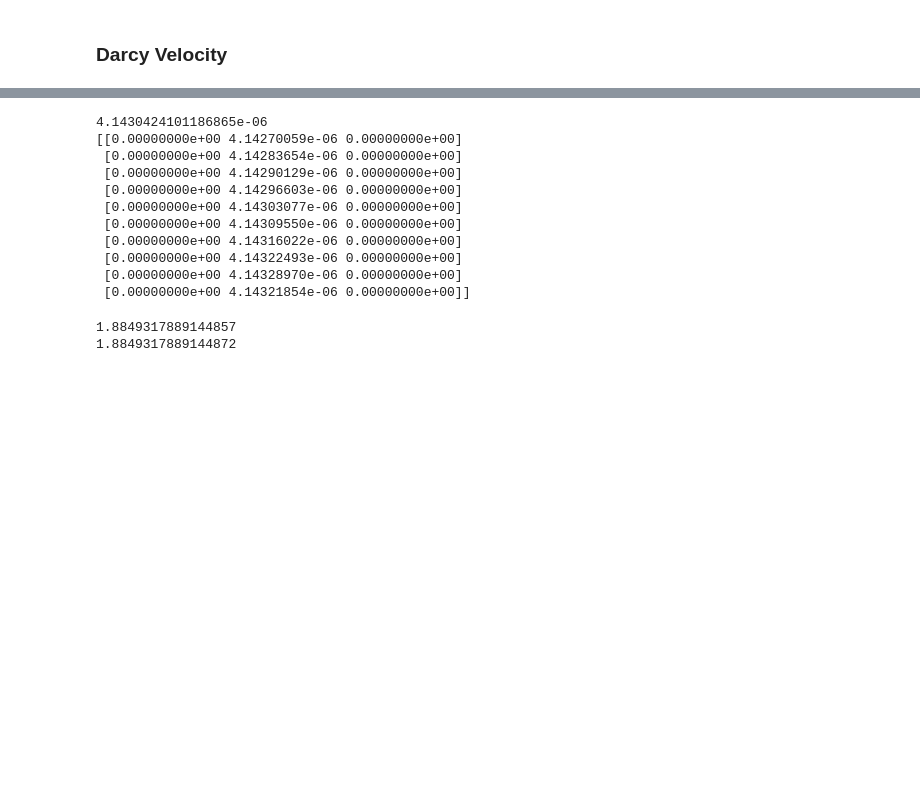
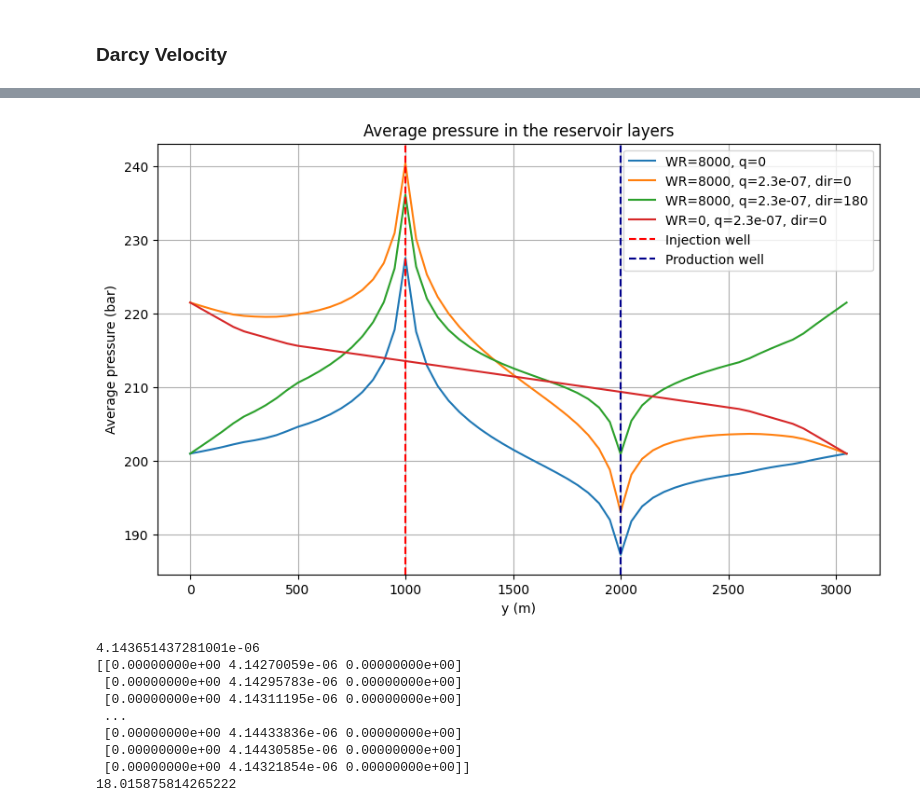
Before and after one commit to KajAbildgaard/MSc-Thesis-Kaj, a Jupyter notebook: Averages.ipynb, the cells around one changed output, grey strips where cells are left out. Drawn from its saved outputs; the diff is of its cells as text; code cells hidden in the pictures; blank space fills up the shorter version.

```diff
--- a/Averages.ipynb
+++ b/Averages.ipynb
@@ -179,8 +183,12 @@ def load_h5(kind, model, wr, q, dir):
 
     loaded_name = os.path.join(basepath, 'loaded_solution.h5')
     solution_name = os.path.join(basepath, 'solution.h5')
+    solution2_name = os.path.join(basepath, 'reservoir_solution.h5')
 
     if os.path.exists(loaded_name):
+        h5filename = loaded_name
+    elif os.path.exists(solution2_name):
+        os.rename(solution2_name, loaded_name)
         h5filename = loaded_name
     elif os.path.exists(solution_name):
         os.rename(solution_name, loaded_name)
@@ -197,7 +205,6 @@ def load_h5(kind, model, wr, q, dir):
     return timesteps, props
 
 
-
 def get_prop(data, prop, timestep):
     if prop == 'temperature':
         T = data['temperature'][timestep, :].reshape((62, 62, 61), order='F')
@@ -277,0 +428,5 @@ print(avg)
+# %%
+timesteps, props = load_h5('Darcy Velocity', 'homogeneous', wr=8000, q=0, dir=0)
+timesteps_q0, props_q0 = load_h5('Darcy Velocity', 'homogeneous', wr=8000, q=2.3e-07, dir=0)
+timesteps_q180, props_q180 = load_h5('Darcy Velocity', 'homogeneous', wr=8000, q=2.3e-07, dir=180)
+timesteps_wr0, props_wr0 = load_h5('Darcy Velocity', 'homogeneous', wr=0, q=2.3e-07, dir=0)
@@ -278,8 +451,47 @@ print(avg)
+# %%
+P = get_prop(props, 'pressure', timestep=1)
+P_q0 = get_prop(props_q0, 'pressure', timestep=1)
+P_q180 = get_prop(props_q180, 'pressure', timestep=1)
+P_wr0 = get_prop(props_wr0, 'pressure', timestep=1)
+
+dy = 50
+x_min, x_max = 30, 30   # 30     wells: 31  do -1
+y_min, y_max = 0, 61   # 21, 39 wells: 21, 41
+z_min, z_max = 18, 42   # 18, 42
+
+avg_z_8000 = []
+avg_z_8000_q0 = []
+avg_z_8000_q180 = []
+avg_z_wr0 = []
+for i in np.arange(y_min, y_max+1):
+    avg_z_8000.append(avg_dv(P, x_min, x_max, i, i, z_min, z_max))
+    avg_z_8000_q0.append(avg_dv(P_q0, x_min, x_max, i, i, z_min, z_max))
+    avg_z_8000_q180.append(avg_dv(P_q180, x_min, x_max, i, i, z_min, z_max))
+    avg_z_wr0.append(avg_dv(P_wr0, x_min, x_max, i, i, z_min, z_max))
+# diff_8000_q0 = np.array(avg_z_8000_q0) - np.array(avg_z_8000)
+# diff_8000_q180 = np.array(avg_z_8000_q180) - np.array(avg_z_8000)
+y = np.arange(y_min, y_max+1) * dy
+plt.figure(figsize=(10, 6))
+plt.plot(y, avg_z_8000, label=f'WR=8000, q=0')
+plt.plot(y, avg_z_8000_q0, label=f'WR=8000, q=2.3e-07, dir=0')
+plt.plot(y, avg_z_8000_q180, label=f'WR=8000, q=2.3e-07, dir=180')
+plt.plot(y, avg_z_wr0, label=f'WR=0, q=2.3e-07, dir=0')
+plt.title('Average pressure in the reservoir layers')
+plt.axvline(x=1000, color='red', linestyle='--', label='Injection well')
+plt.axvline(x=2000, color='darkblue', linestyle='--', label='Production well')
+plt.grid()
+plt.xlabel('y (m)')
+plt.ylabel('Average pressure (bar)')
+plt.legend()
+plt.show()
+# %% [output]
+[figure, added]
 # %%
-(nx, ny, nz) = (1, 10, 1)
-x_min, x_max = 20, 61   # 31
-y_min, y_max = 0, 61   # 22, 40
-z_min, z_max = 18, 42   # 18, 42
+# TEST
+(nx, ny, nz) = (10, 10, 10)
+x_min, x_max = 0, 10   # 31
+y_min, y_max = 0, 10   # 22, 40
+z_min, z_max = 0, 10   # 18, 42
 
 vel = np.load('output/Darcy Velocity test 1D/q=2.3e-07, WR=0/homogeneous, dir=0/darcy_velocities.npy')
 water_vel = vel[:, 0, :] / (24*60*60) # m/s
@@ -291,21 +503,14 @@ vel_3d = mag.reshape((nx, ny, nz), order='F')
 avg = vel_3d.mean()
 print(avg)
 print(water_vel)
+print(avg/ 2.3e-07)
 # %% [output]
-4.1430424101186865e-06
+4.143651437281001e-06
 [[0.00000000e+00 4.14270059e-06 0.00000000e+00]
- [0.00000000e+00 4.14283654e-06 0.00000000e+00]
- [0.00000000e+00 4.14290129e-06 0.00000000e+00]
- [0.00000000e+00 4.14296603e-06 0.00000000e+00]
- [0.00000000e+00 4.14303077e-06 0.00000000e+00]
- [0.00000000e+00 4.14309550e-06 0.00000000e+00]
- [0.00000000e+00 4.14316022e-06 0.00000000e+00]
- [0.00000000e+00 4.14322493e-06 0.00000000e+00]
- [0.00000000e+00 4.14328970e-06 0.00000000e+00]
+ [0.00000000e+00 4.14295783e-06 0.00000000e+00]
+ [0.00000000e+00 4.14311195e-06 0.00000000e+00]
+ ...
+ [0.00000000e+00 4.14433836e-06 0.00000000e+00]
+ [0.00000000e+00 4.14430585e-06 0.00000000e+00]
  [0.00000000e+00 4.14321854e-06 0.00000000e+00]]
+18.015875814265222
-# %%
-print(202.88493178891449 - 201)
-print(0.00418873730869886 * 50 * 9)
-# %% [output]
-1.8849317889144857
-1.8849317889144872
```
Also changed, not shown: parts of 15 cells of this notebook, 6 other files.
